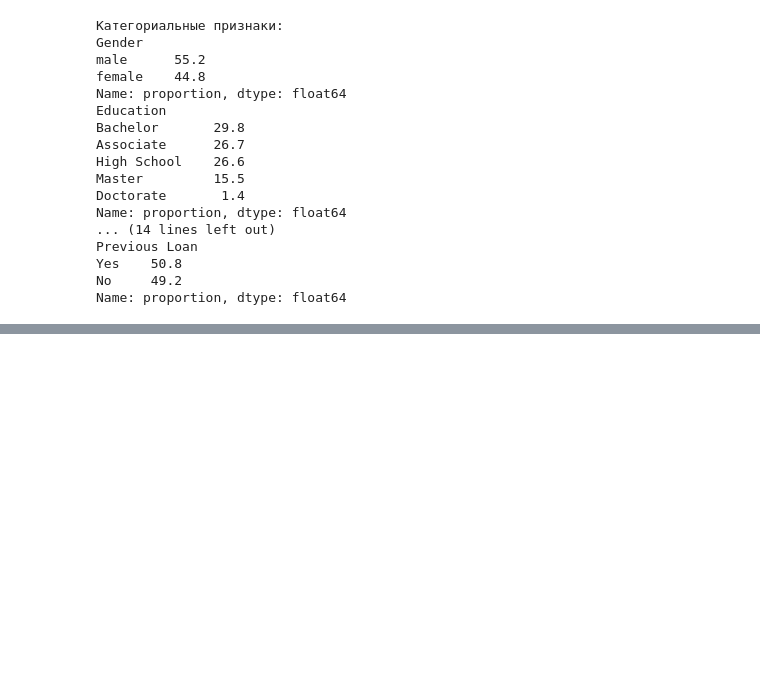
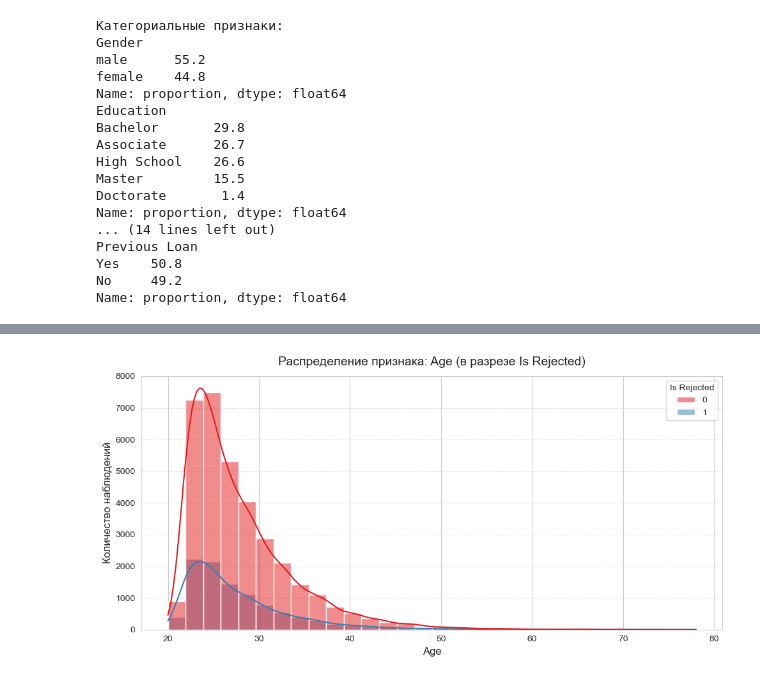
Before and after one commit to sherzod-shodiev/loan-approval-ml-api, a Jupyter notebook: notebooks/eda.ipynb, the cells around one changed output, grey strips where cells are left out. Saved outputs shown, nothing was run; the diff lists cells and outputs as text; code cells hidden in the pictures; blank space fills up the shorter version.

```diff
--- a/notebooks/eda.ipynb
+++ b/notebooks/eda.ipynb
@@ -194,0 +329,7 @@ Credit Score: -0.6102608322577945
+# %%
+clean_df = clean_df.rename(columns={"Loan Status": "Is Rejected"})
+
+clean_df = clean_df.rename(columns={"Home Onwership": "Home Ownership"})
+
+# Проверяем, что название изменилось
+print(clean_df.columns)
@@ -194,0 +352,4 @@ Credit Score: -0.6102608322577945
+# %%
+plot_histogram(clean_df, column='Age', hue='Is Rejected')
+# %% [output]
+[figure, added]
```
Also changed, not shown: parts of 81 cells of this notebook, 12 other files.
